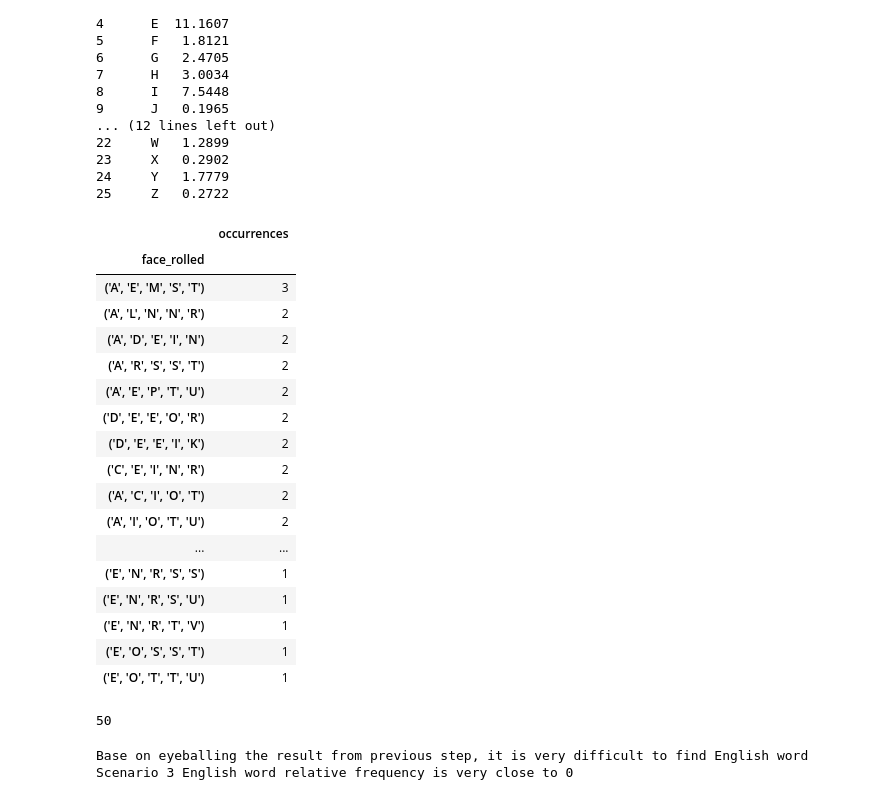
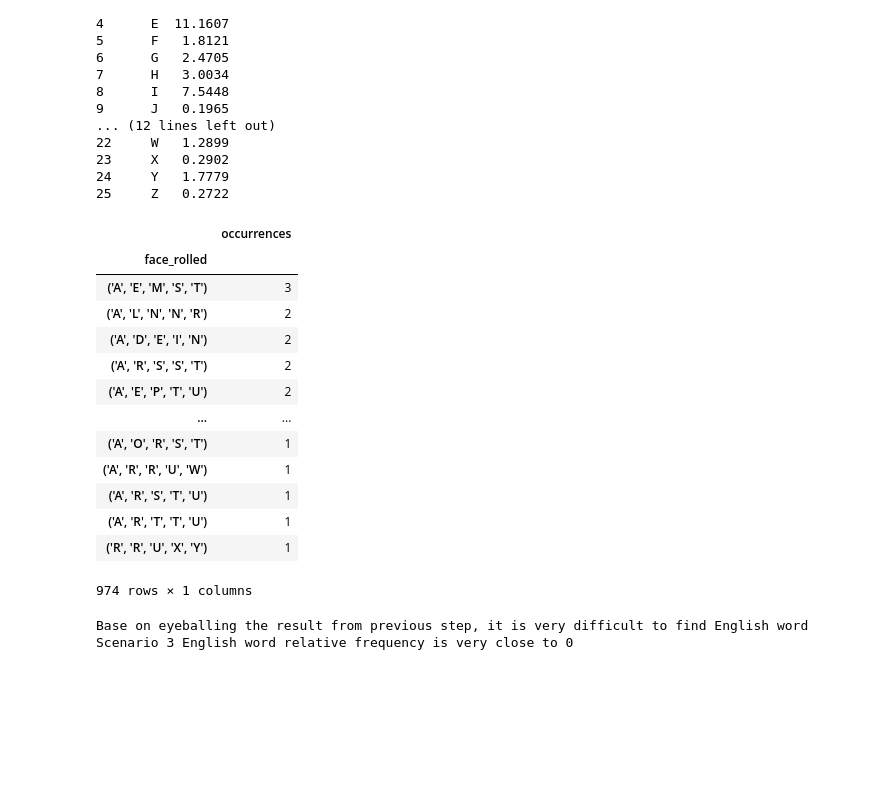
Before and after one commit to zeitgeistf/montecarlo, a Jupyter notebook: montecarlo_demo.ipynb, the cells around one changed output. Drawn from its saved outputs; the diff is of its cells as text; code cells hidden in the pictures; blank space fills up the shorter version.

Commit message:
update output format

```diff
--- a/montecarlo_demo.ipynb
+++ b/montecarlo_demo.ipynb
@@ -1174,35 +1174,29 @@ s3_game = Game(dice=[
 s3_game.play(times=s3_rounds_of_play)
 # %%
 # STEP 3
-display_row_number = 50
-
 s3_analyzer = Analyzer(game=s3_game)
 s3_analyzer.calculate_combos()
 
 if DEBUG:
-    import pandas as pd
-    with pd.option_context('display.max_rows', None, 'display.max_columns', None, 'display.precision', 3):
-        display(s3_analyzer.combos_df, display_row_number)
+    display(s3_analyzer.combos_df)  # Uncomment follow code to view complete output
+    # import pandas as pd
+    # with pd.option_context('display.max_rows', None, 'display.max_columns', None, 'display.precision', 3):
+    #     display(s3_analyzer.combos_df)
 # %% [output]
 |  | occurrences |
 | face_rolled |  |
 | ('A', 'E', 'M', 'S', 'T') | 3 |
 | ('A', 'L', 'N', 'N', 'R') | 2 |
 | ('A', 'D', 'E', 'I', 'N') | 2 |
 | ('A', 'R', 'S', 'S', 'T') | 2 |
 | ('A', 'E', 'P', 'T', 'U') | 2 |
-| ('D', 'E', 'E', 'O', 'R') | 2 |
-| ('D', 'E', 'E', 'I', 'K') | 2 |
-| ('C', 'E', 'I', 'N', 'R') | 2 |
-| ('A', 'C', 'I', 'O', 'T') | 2 |
-| ('A', 'I', 'O', 'T', 'U') | 2 |
 | ... | ... |
-| ('E', 'N', 'R', 'S', 'S') | 1 |
-| ('E', 'N', 'R', 'S', 'U') | 1 |
-| ('E', 'N', 'R', 'T', 'V') | 1 |
-| ('E', 'O', 'S', 'S', 'T') | 1 |
-| ('E', 'O', 'T', 'T', 'U') | 1 |
+| ('A', 'O', 'R', 'S', 'T') | 1 |
+| ('A', 'R', 'R', 'U', 'W') | 1 |
+| ('A', 'R', 'S', 'T', 'U') | 1 |
+| ('A', 'R', 'T', 'T', 'U') | 1 |
+| ('R', 'R', 'U', 'X', 'Y') | 1 |
-50
+974 rows × 1 columns
 # %%
 # STEP 4
 observation = "Base on eyeballing the result from previous step, it is very difficult to find English word"
```
